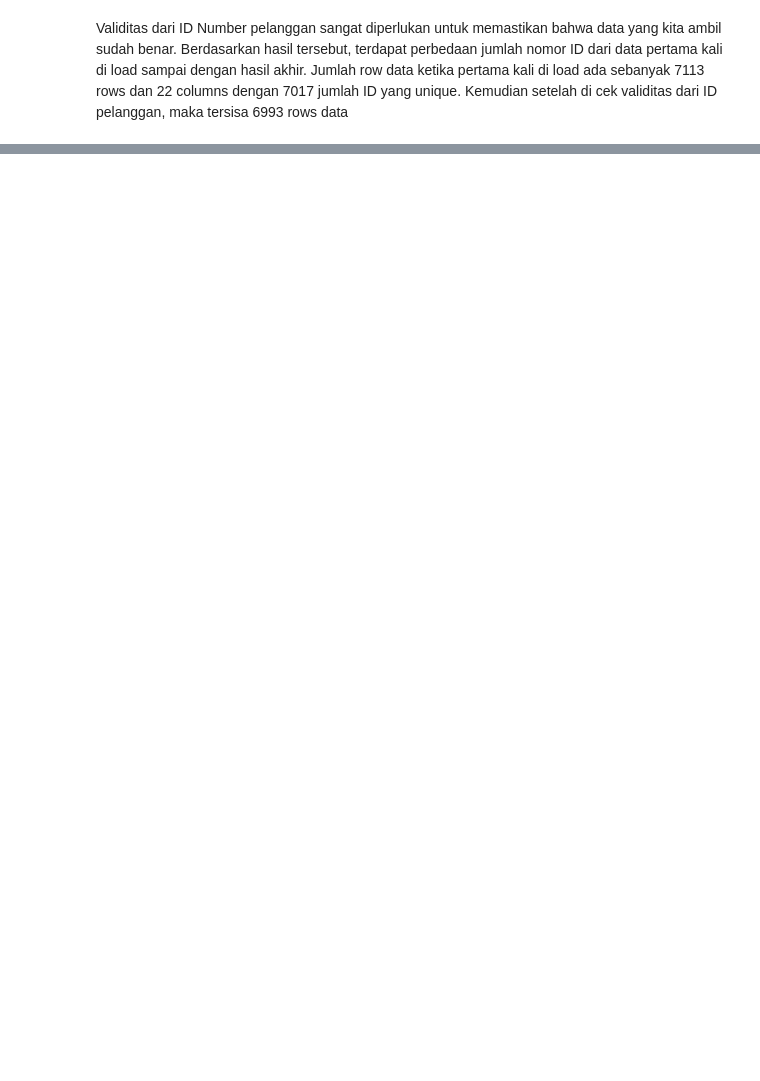
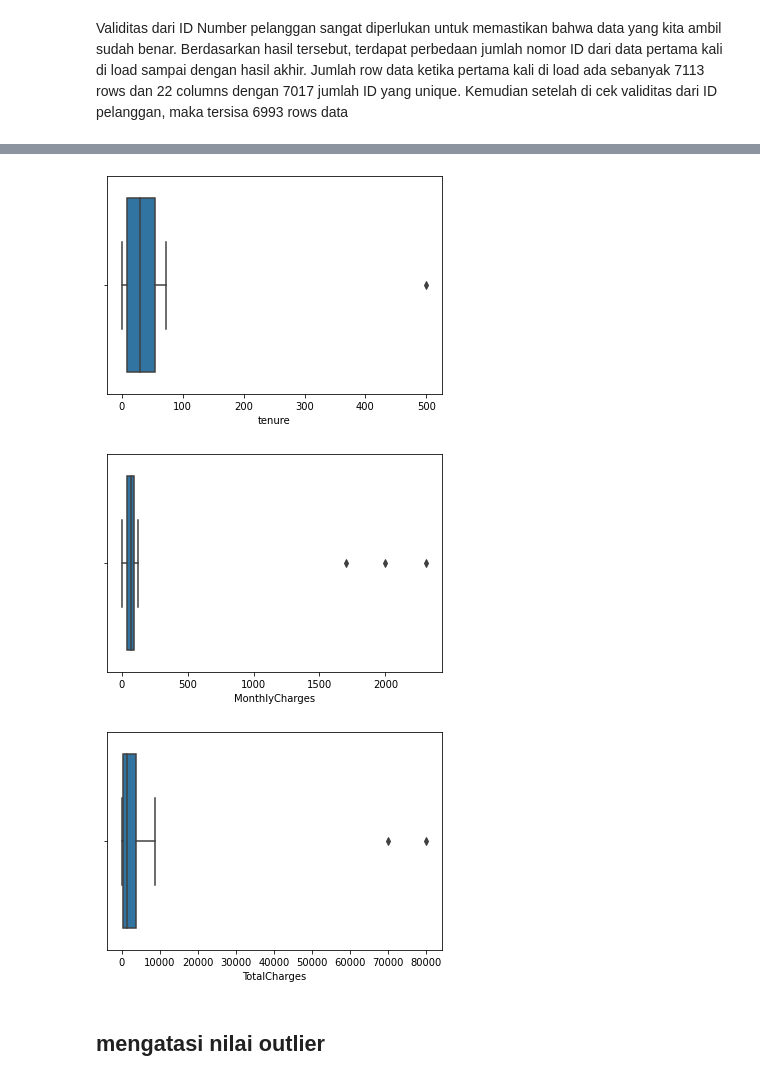
Before and after one commit to Iwanplayground/PROYEK-KECIL2AN, a Jupyter notebook: Data_telco_cleansing.ipynb, the cells around one changed output, grey strips where cells are left out. Drawn from its saved outputs; the diff is of its cells as text; code cells hidden in the pictures; blank space fills up the shorter version.

```diff
--- a/Data_telco_cleansing.ipynb
+++ b/Data_telco_cleansing.ipynb
@@ -88,0 +97,6 @@ Validitas dari ID Number pelanggan sangat diperlukan untuk memastikan bahwa data
+# %%
+print('Total missing values data dari kolom Churn',df['Churn'].isnull().sum())
+
+# Dropping all Rows with spesific column (churn)
+df.dropna(subset=['Churn'],inplace=True)
+print('Total Rows dan kolom Data setelah dihapus data Missing Values adalah',df.shape)
@@ -88,0 +111,16 @@ Validitas dari ID Number pelanggan sangat diperlukan untuk memastikan bahwa data
+# %%
+print('Status Missing Values :',df.isnull().values.any())
+
+print('\nJumlah Missing Values masing-masing kolom, adalah:')
+print(df.isnull().sum().sort_values(ascending=False))
+
+# handling missing values Tenure fill with 11
+df['tenure'].fillna(11, inplace=True)
+
+# Handling missing values num vars (except Tenure)
+for col_name in list(['MonthlyCharges','TotalCharges']):
+    median = df[col_name].median()
+    df[col_name].fillna(median, inplace=True)
+
+print('\nJumlah Missing Values setelah di imputer datanya, adalah:')
+print(df.isnull().sum().sort_values(ascending=False))
@@ -88,0 +167,17 @@ Validitas dari ID Number pelanggan sangat diperlukan untuk memastikan bahwa data
+# %%
+# Masukkan variable
+plt.figure() # untuk membuat figure baru
+sns.boxplot(x=df['tenure'])
+plt.show()
+plt.figure() # untuk membuat figure baru
+sns.boxplot(x=df['MonthlyCharges'])
+plt.show()
+plt.figure() # untuk membuat figure baru
+sns.boxplot(x=df['TotalCharges'])
+plt.show()
+# %% [output]
+[figure, added]
+[figure, added]
+[figure, added]
+# %% [markdown]
+## mengatasi nilai outlier
```
Also changed, not shown: parts of 20 cells of this notebook.
